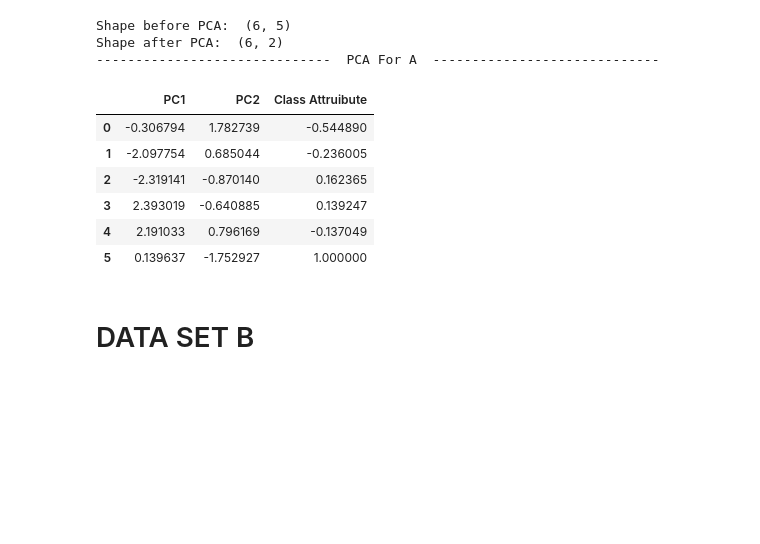
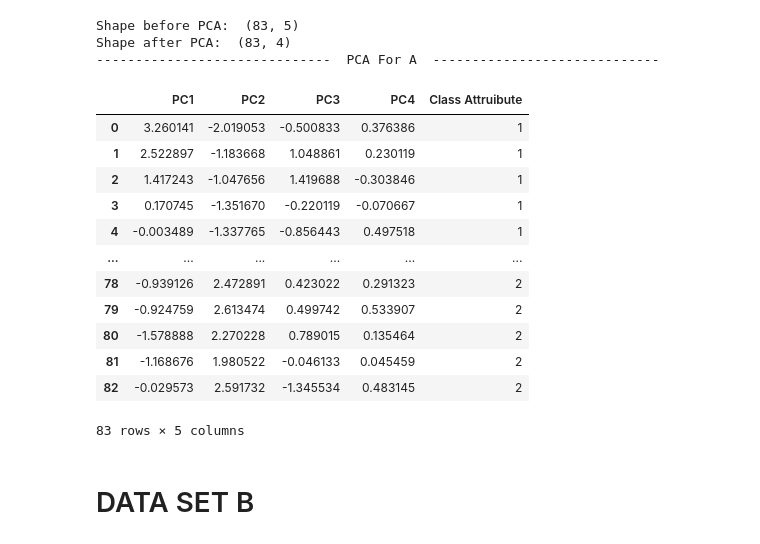
Before and after one commit to josh-huang/CSC3005-DataAnalytics-Project, a Jupyter notebook: data_cleaning_PCA.ipynb, the cells around one changed output. Saved outputs shown, nothing was run; the diff lists cells and outputs as text; code cells hidden in the pictures; blank space fills up the shorter version.

```diff
--- a/data_cleaning_PCA.ipynb
+++ b/data_cleaning_PCA.ipynb
@@ -176,29 +178,35 @@ plt.show()
 # Based on the diagrams aboved, only the first two components capture almost all the variance in the dataset.
 #So, we decide to select only the first two components for PCA (DataSet A)
 # %%
-pca = PCA(n_components=2)
+pca = PCA(n_components=4)
 
 pca_features = pca.fit_transform(scaled_data)
 
 print('Shape before PCA: ', scaled_data.shape)
 print('Shape after PCA: ', pca_features.shape)
 
 pca_df = pd.DataFrame(
     data=pca_features,
-    columns=['PC1', 'PC2'])
+    columns=['PC1', 'PC2', 'PC3', 'PC4'])
 
 finalDf_A = pd.concat([pca_df, dataframeA['Class Attruibute']], axis = 1)
 
 print("------------------------------  PCA For A  -----------------------------")
 finalDf_A
 # %% [output]
-Shape before PCA:  (6, 5)
-Shape after PCA:  (6, 2)
+Shape before PCA:  (83, 5)
+Shape after PCA:  (83, 4)
 ------------------------------  PCA For A  -----------------------------
-|  | PC1 | PC2 | Class Attruibute |
-| 0 | -0.306794 | 1.782739 | -0.544890 |
-| 1 | -2.097754 | 0.685044 | -0.236005 |
-| 2 | -2.319141 | -0.870140 | 0.162365 |
-| 3 | 2.393019 | -0.640885 | 0.139247 |
-| 4 | 2.191033 | 0.796169 | -0.137049 |
-| 5 | 0.139637 | -1.752927 | 1.000000 |
+|  | PC1 | PC2 | PC3 | PC4 | Class Attruibute |
+| 0 | 3.260141 | -2.019053 | -0.500833 | 0.376386 | 1 |
+| 1 | 2.522897 | -1.183668 | 1.048861 | 0.230119 | 1 |
+| 2 | 1.417243 | -1.047656 | 1.419688 | -0.303846 | 1 |
+| 3 | 0.170745 | -1.351670 | -0.220119 | -0.070667 | 1 |
+| 4 | -0.003489 | -1.337765 | -0.856443 | 0.497518 | 1 |
+| ... | ... | ... | ... | ... | ... |
+| 78 | -0.939126 | 2.472891 | 0.423022 | 0.291323 | 2 |
+| 79 | -0.924759 | 2.613474 | 0.499742 | 0.533907 | 2 |
+| 80 | -1.578888 | 2.270228 | 0.789015 | 0.135464 | 2 |
+| 81 | -1.168676 | 1.980522 | -0.046133 | 0.045459 | 2 |
+| 82 | -0.029573 | 2.591732 | -1.345534 | 0.483145 | 2 |
+83 rows × 5 columns
```
Also changed, not shown: parts of 21 cells of this notebook.
